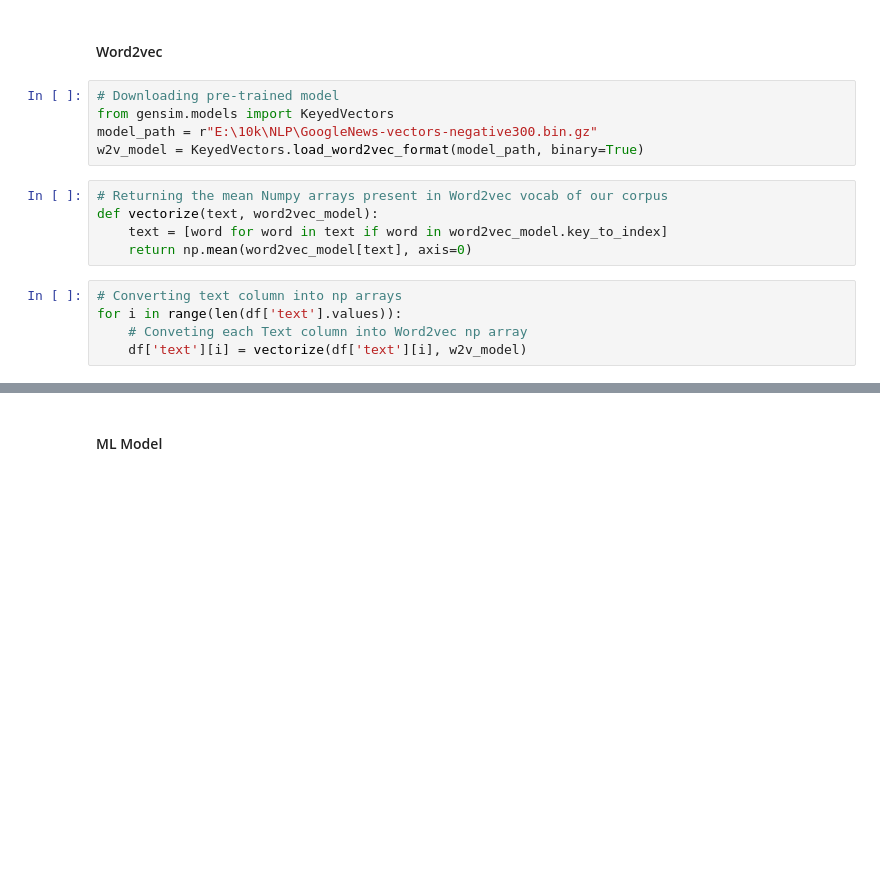
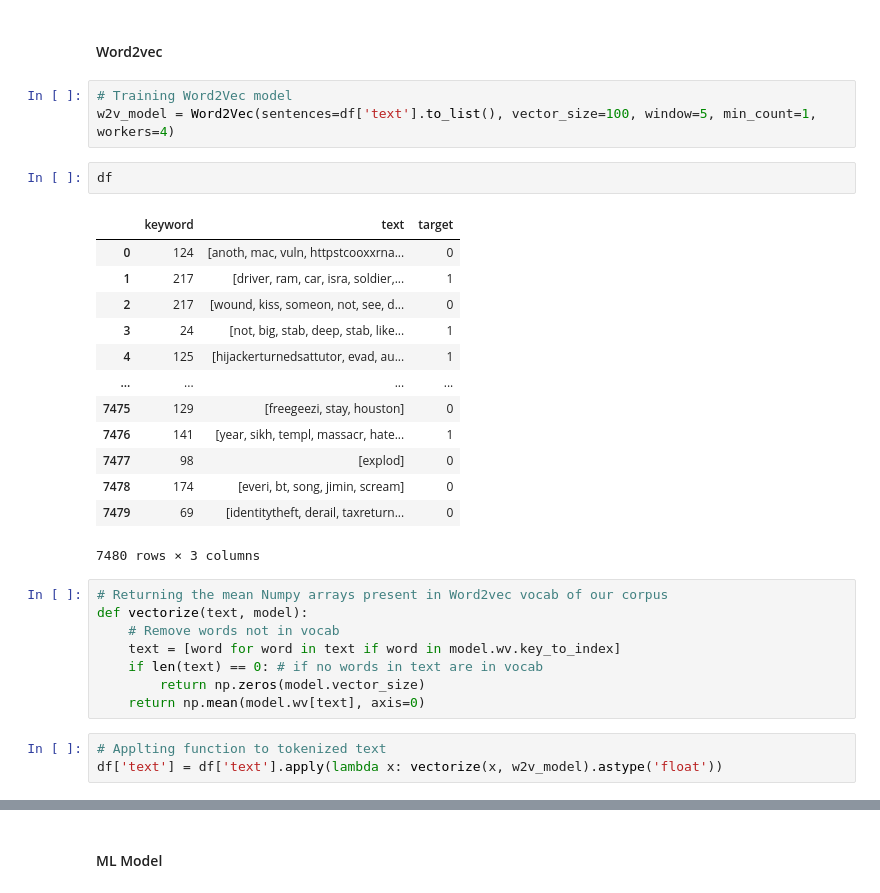
Before and after one commit to MoHassan01/NLP-Twitter-Disaster-Classifier, a Jupyter notebook: main.ipynb, the cells around one changed output, grey strips where cells are left out. Saved outputs shown, nothing was run; the diff lists cells and outputs as text; blank space fills up the shorter version.

```diff
--- a/main.ipynb
+++ b/main.ipynb
@@ -197,21 +217,36 @@ df.sample(frac=1)
 7480 rows × 3 columns
 # %% [markdown]
 #### Word2vec
-# %%
-# Downloading pre-trained model
-from gensim.models import KeyedVectors
-model_path = r"E:\10k\NLP\GoogleNews-vectors-negative300.bin.gz"
-w2v_model = KeyedVectors.load_word2vec_format(model_path, binary=True)
+# %%
+# Training Word2Vec model
+w2v_model = Word2Vec(sentences=df['text'].to_list(), vector_size=100, window=5, min_count=1, workers=4)
+# %%
+df
+# %% [output]
+|  | keyword | text | target |
+| 0 | 124 | [anoth, mac, vuln, httpstcooxxrna... | 0 |
+| 1 | 217 | [driver, ram, car, isra, soldier,... | 1 |
+| 2 | 217 | [wound, kiss, someon, not, see, d... | 0 |
+| 3 | 24 | [not, big, stab, deep, stab, like... | 1 |
+| 4 | 125 | [hijackerturnedsattutor, evad, au... | 1 |
+| ... | ... | ... | ... |
+| 7475 | 129 | [freegeezi, stay, houston] | 0 |
+| 7476 | 141 | [year, sikh, templ, massacr, hate... | 1 |
+| 7477 | 98 | [explod] | 0 |
+| 7478 | 174 | [everi, bt, song, jimin, scream] | 0 |
+| 7479 | 69 | [identitytheft, derail, taxreturn... | 0 |
+7480 rows × 3 columns
 # %%
 # Returning the mean Numpy arrays present in Word2vec vocab of our corpus
-def vectorize(text, word2vec_model):
-    text = [word for word in text if word in word2vec_model.key_to_index]
-    return np.mean(word2vec_model[text], axis=0)
+def vectorize(text, model):
+    # Remove words not in vocab
+    text = [word for word in text if word in model.wv.key_to_index]
+    if len(text) == 0: # if no words in text are in vocab
+        return np.zeros(model.vector_size)
+    return np.mean(model.wv[text], axis=0)
-# %%
-# Converting text column into np arrays
-for i in range(len(df['text'].values)):
-    # Conveting each Text column into Word2vec np array
-    df['text'][i] = vectorize(df['text'][i], w2v_model)
+# %%
+# Applting function to tokenized text
+df['text'] = df['text'].apply(lambda x: vectorize(x, w2v_model).astype('float'))
 # %%
 df
 # %% [output]
```
Also changed, not shown: parts of 20 cells of this notebook, 1 other file.
